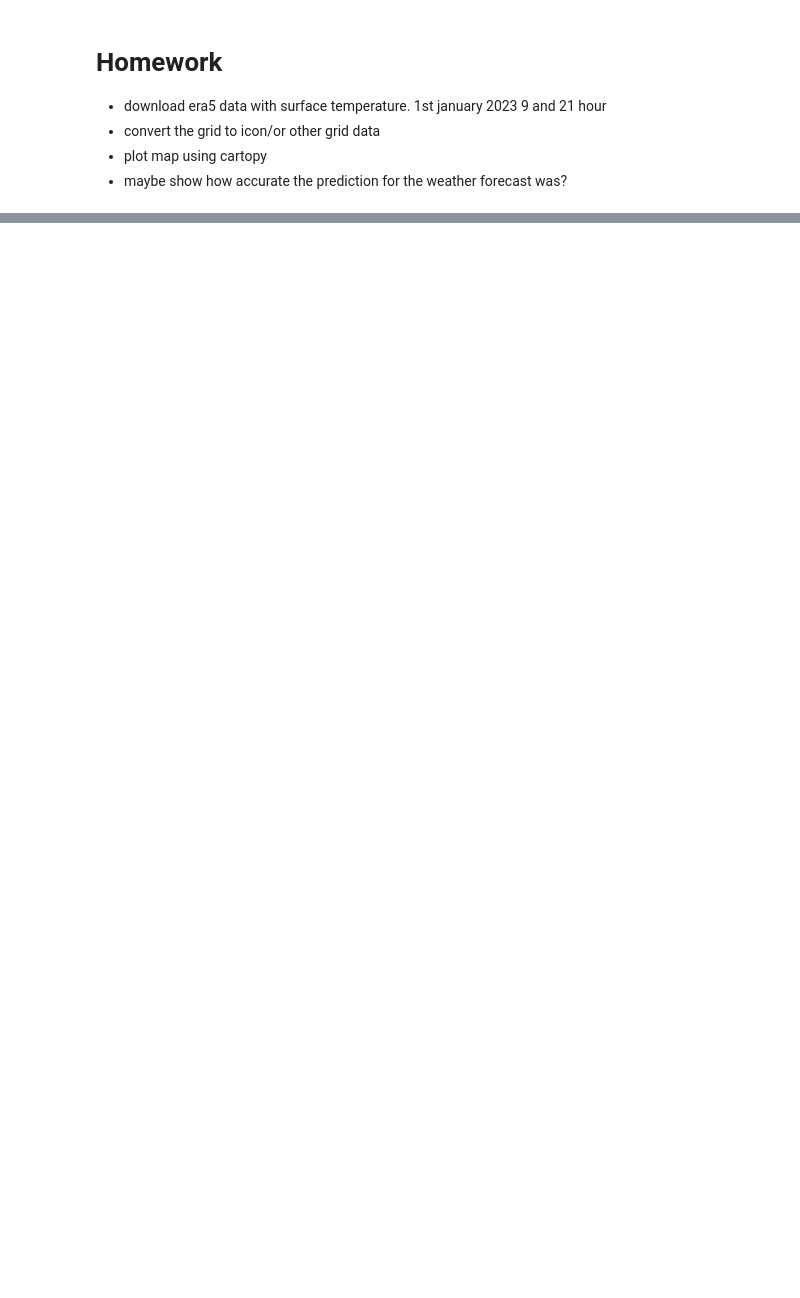
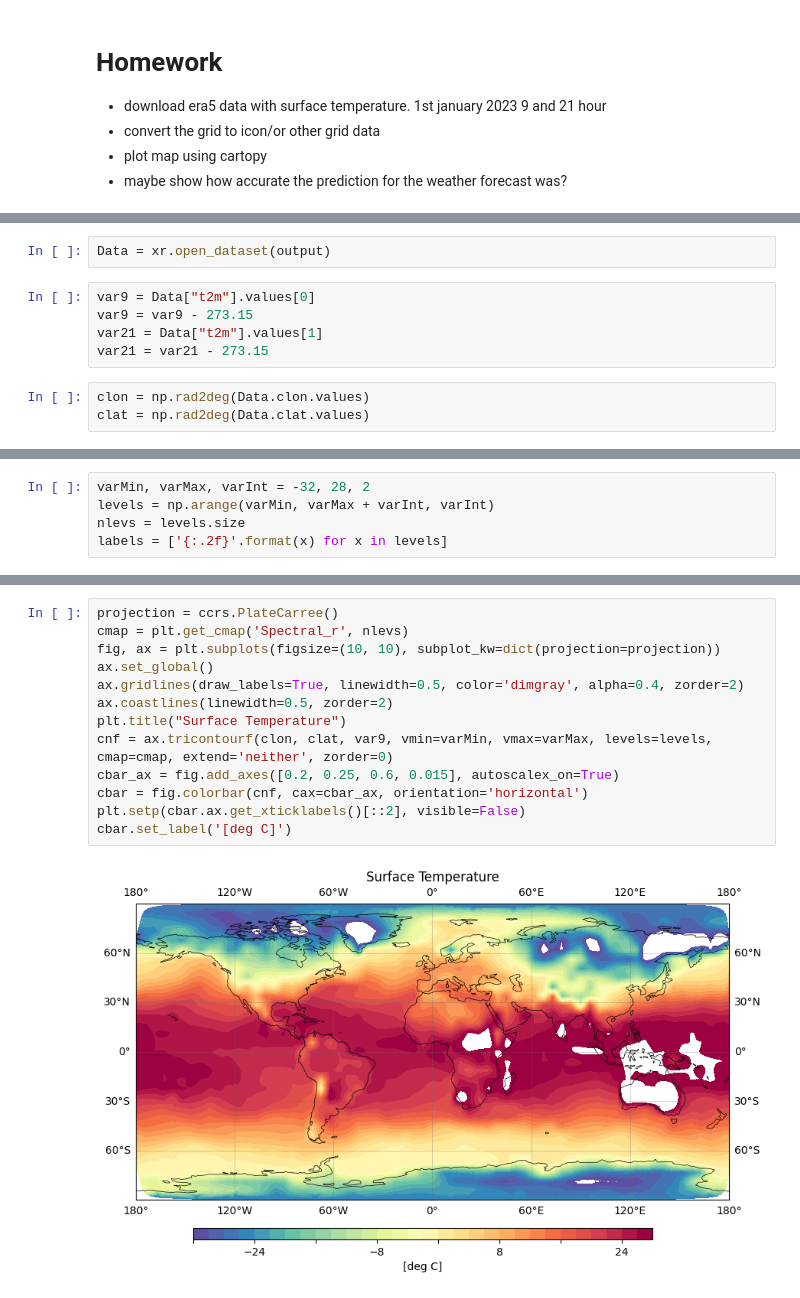
Before and after one commit to tdiepenb/ESDP1, a Jupyter notebook: load_era5.ipynb, the cells around one changed output, grey strips where cells are left out. Saved outputs shown, nothing was run; the diff lists cells and outputs as text; blank space fills up the shorter version.

```diff
--- a/load_era5.ipynb
+++ b/load_era5.ipynb
@@ -116,0 +292,10 @@ Attributes:
+# %%
+Data = xr.open_dataset(output)
+# %%
+var9 = Data["t2m"].values[0]
+var9 = var9 - 273.15
+var21 = Data["t2m"].values[1]
+var21 = var21 - 273.15
+# %%
+clon = np.rad2deg(Data.clon.values)
+clat = np.rad2deg(Data.clat.values)
@@ -116,0 +315,5 @@ Attributes:
+# %%
+varMin, varMax, varInt = -32, 28, 2
+levels = np.arange(varMin, varMax + varInt, varInt)
+nlevs = levels.size
+labels = ['{:.2f}'.format(x) for x in levels]
@@ -116,0 +332,15 @@ Attributes:
+# %%
+projection = ccrs.PlateCarree()
+cmap = plt.get_cmap('Spectral_r', nlevs)
+fig, ax = plt.subplots(figsize=(10, 10), subplot_kw=dict(projection=projection))
+ax.set_global()
+ax.gridlines(draw_labels=True, linewidth=0.5, color='dimgray', alpha=0.4, zorder=2)
+ax.coastlines(linewidth=0.5, zorder=2)
+plt.title("Surface Temperature")
+cnf = ax.tricontourf(clon, clat, var9, vmin=varMin, vmax=varMax, levels=levels, cmap=cmap, extend='neither', zorder=0)
+cbar_ax = fig.add_axes([0.2, 0.25, 0.6, 0.015], autoscalex_on=True)
+cbar = fig.colorbar(cnf, cax=cbar_ax, orientation='horizontal')
+plt.setp(cbar.ax.get_xticklabels()[::2], visible=False)
+cbar.set_label('[deg C]')
+# %% [output]
+[figure, added]
```
Also changed, not shown: parts of 26 cells of this notebook.
